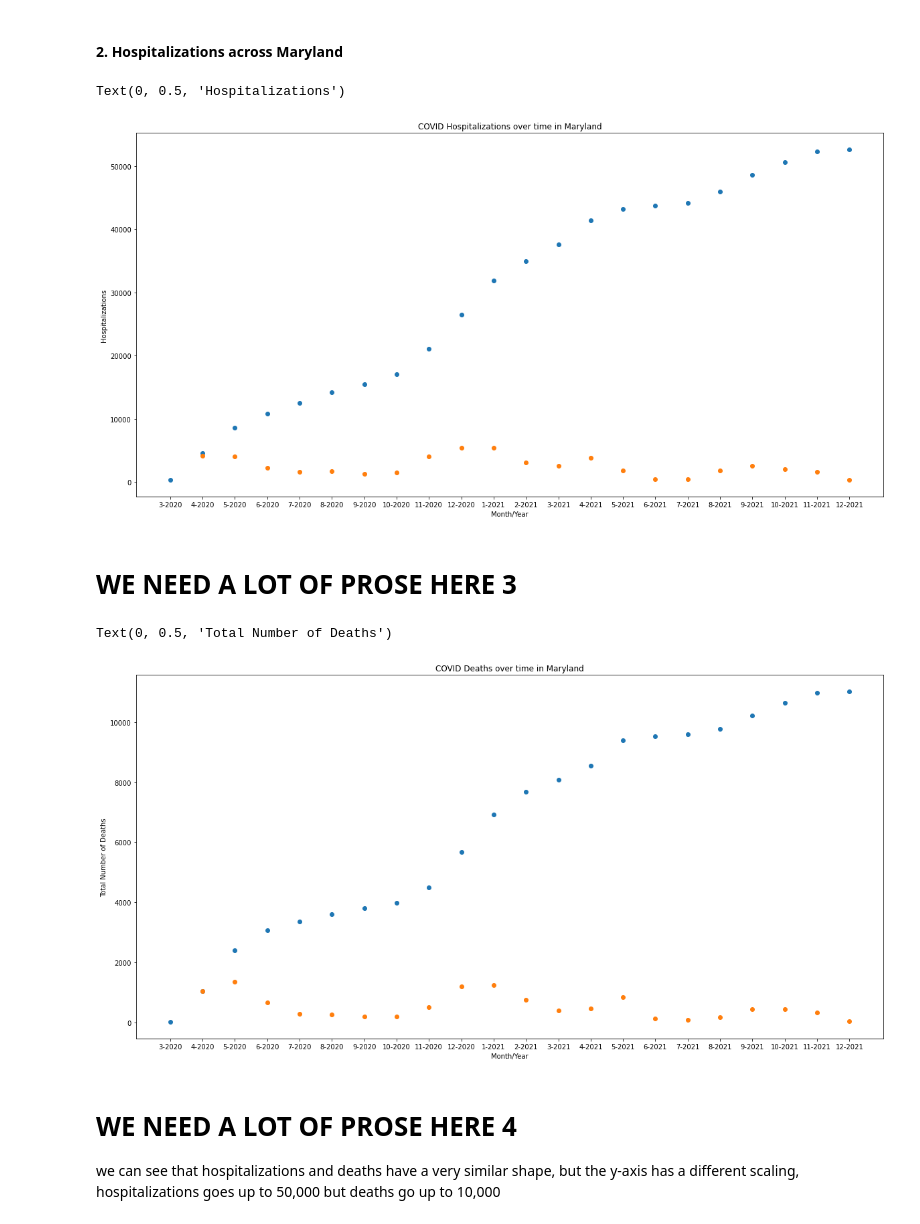
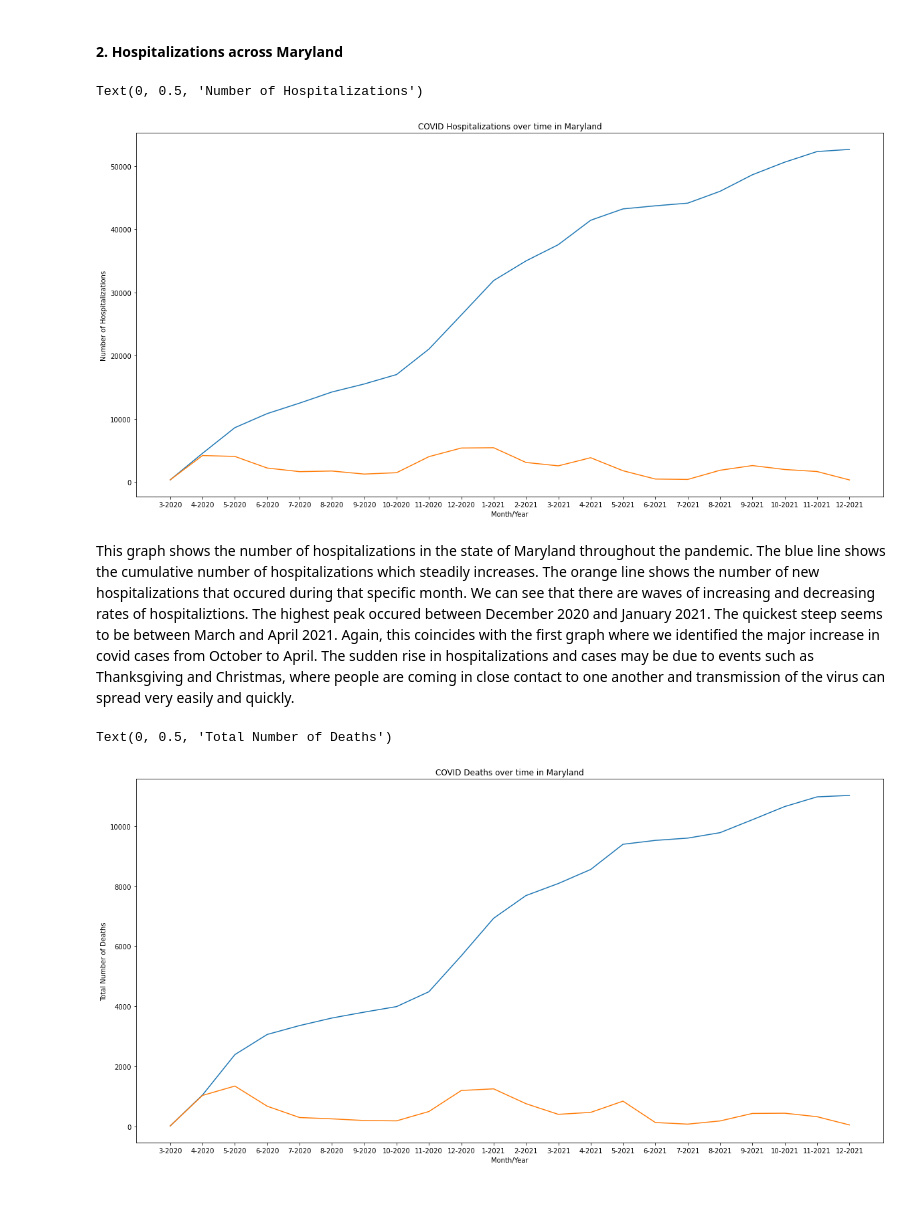
Before and after one commit to emahgoub/emahgoub.github.io, a Jupyter notebook: index.ipynb, the cells around one changed output. Cells and saved outputs as stored; diff of their text form; code cells hidden in the pictures; blank space fills up the shorter version.

```diff
--- a/index.ipynb
+++ b/index.ipynb
@@ -227,8 +220,8 @@ hsp['year'] = pd.DatetimeIndex(hsp['DATE']).year.astype(str)
 hsp['month'] = pd.DatetimeIndex(hsp['DATE']).month.astype(str)
 hsp['DATE'] = hsp[['month', 'year']].agg('-'.join, axis=1).astype(str)
 
-# Drop unneeded columns
-hsp = hsp.set_index('DATE')
-hsp = hsp.drop(columns=['year', 'month'])
+hsp['year'] = hsp['year'].astype(int)
+hsp['month'] = hsp['month'].astype(int)
+
 hsp
 # %% [output]
@@ -255,7 +245,8 @@ Similar to the cases dataset, we will calculate the difference between each row
 # %%
 # calculate the number of new hospitalizations for each month
 
-hsp["New Cases"] = hsp.diff()
-hsp.columns = ["Cumulative Count", "New Hospitalizations"]
+hsp["New Hospitalizations"] = hsp['Count'].diff()
+hsp.columns = ['DATE', "Cumulative Count", "year", "month", "New Hospitalizations"]
+hsp = hsp.fillna(353)
 hsp
 # %% [output]
@@ -419,28 +412,25 @@ plt.legend()
 #### 2. Hospitalizations across Maryland
 # %%
 plt.figure(figsize=(20,10))
-plt.scatter(hsp.index, hsp["Cumulative Count"])
-plt.scatter(hsp.index, hsp["New Hospitalizations"])
+plt.plot(hsp['DATE'], hsp['Cumulative Count'])
+plt.plot(hsp['DATE'], hsp["New Hospitalizations"])
 
 plt.title("COVID Hospitalizations over time in Maryland")
 plt.xlabel("Month/Year")
-plt.ylabel("Hospitalizations")
+plt.ylabel("Number of Hospitalizations")
 # %% [output]
-Text(0, 0.5, 'Hospitalizations')
+Text(0, 0.5, 'Number of Hospitalizations')
-[figure, old version]
+[figure, new version]
-# %% [markdown]
-# WE NEED A LOT OF PROSE HERE 3
+# %% [markdown]
+This graph shows the number of hospitalizations in the state of Maryland throughout the pandemic. The blue line shows the cumulative number of hospitalizations which steadily increases. The orange line shows the number of new hospitalizations that occured during that specific month. We can see that there are waves of increasing and decreasing rates of hospitaliztions. The highest peak occured between December 2020 and January 2021. The quickest steep seems to be between March and April 2021. Again, this coincides with the first graph where we identified the major increase in covid cases from October to April. The sudden rise in hospitalizations and cases may be due to events such as Thanksgiving and Christmas, where people are coming in close contact to one another and transmission of the virus can spread very easily and quickly.
 # %%
 plt.figure(figsize=(20,10))
-plt.scatter(dts.index, dts['Cumulative Count'])
-plt.scatter(dts.index, dts["New Deaths this Month"])
+plt.plot(dts['DATE'], dts['Cumulative Count'])
+plt.plot(dts['DATE'], dts["New Deaths this Month"])
 
 plt.title("COVID Deaths over time in Maryland")
 plt.xlabel("Month/Year")
 plt.ylabel("Total Number of Deaths")
 # %% [output]
 Text(0, 0.5, 'Total Number of Deaths')
-[figure, old version]
+[figure, new version]
-# %% [markdown]
-# WE NEED A LOT OF PROSE HERE 4
-we can see that hospitalizations and deaths have a very similar shape, but the y-axis has a different scaling, hospitalizations goes up to 50,000 but deaths go up to 10,000
```
Also changed, not shown: parts of 47 cells of this notebook, 1 other file.
